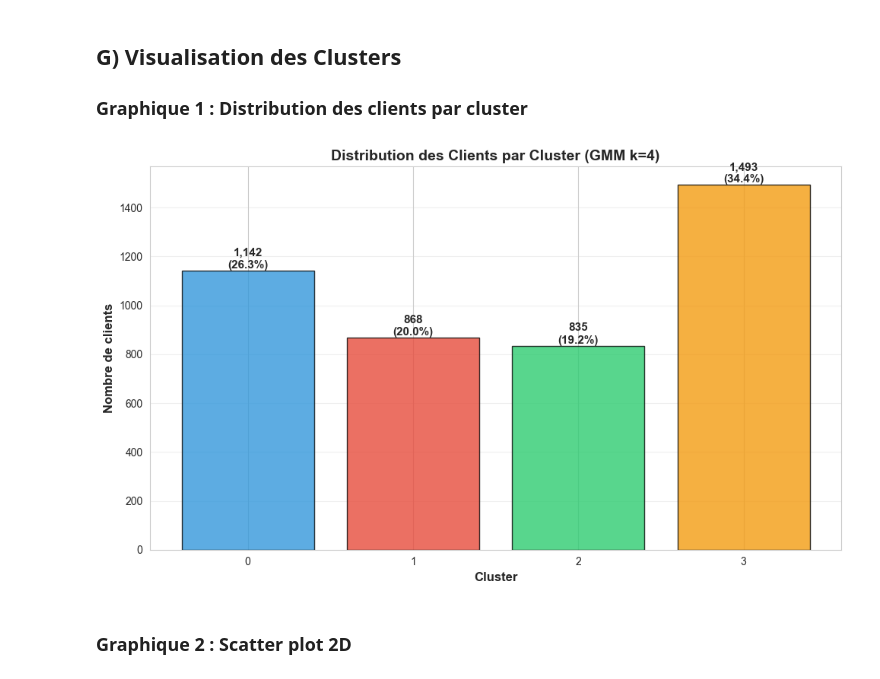
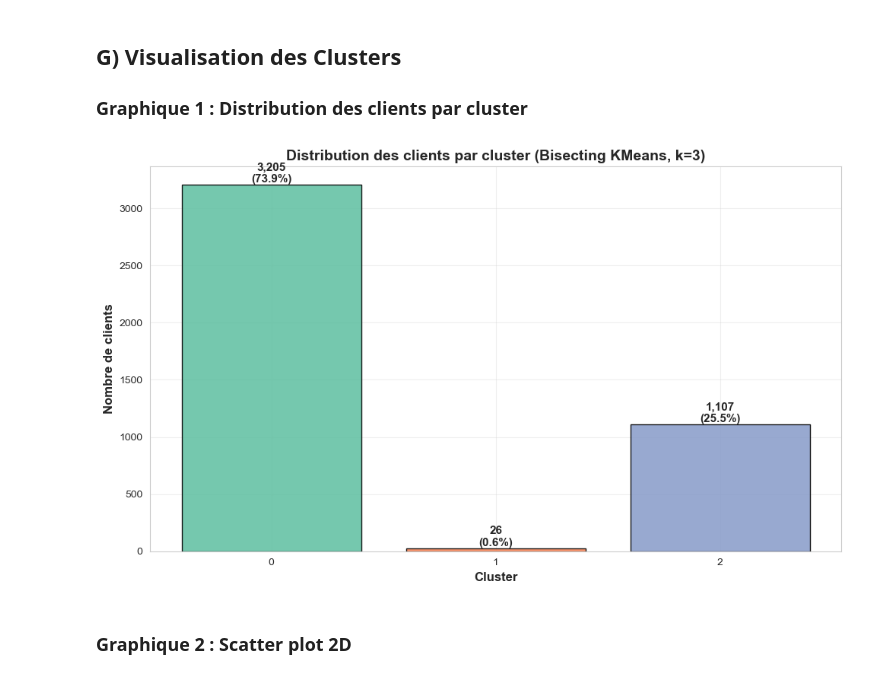
Before and after one commit to EdLac/spark-ecommerce, a Jupyter notebook: notebooks/ProjetFinal.ipynb, the cells around one changed output. Cells and saved outputs as stored; diff of their text form; code cells hidden in the pictures.

```diff
--- a/notebooks/ProjetFinal.ipynb
+++ b/notebooks/ProjetFinal.ipynb
@@ -415,9 +434,9 @@ only showing top 5 rows
 # %%
-# Standardisation (centrer-réduire)
+# Standardisation (centrer-réduire) (log-transformé)
 scaler = StandardScaler(
     inputCol="features_raw",
     outputCol="features",
-    withMean=True,
+    withMean=False,
     withStd=True
 )
 scaler_model = scaler.fit(rfm_assembled)
@@ -425,5 +444,18 @@ rfm_scaled = scaler_model.transform(rfm_assembled)
 
 print(" Features assemblées et standardisées")
 rfm_scaled.select("CustomerID", "Recency_log", "Frequency_log", "Monetary_log", "features").show(5, truncate=False)
+
+# Standardisation (centrer-réduire) (non log-transformé)
+scaler_non_log = StandardScaler(
+    inputCol="features_raw",
+    outputCol="features",
+    withMean=False,
+    withStd=True
+)
+scaler_model_non_log = scaler_non_log.fit(rfm_assembled_non_log)
+rfm_scaled_non_log = scaler_model_non_log.transform(rfm_assembled_non_log)
+
+print(" Features assemblées et standardisées (non log-transformé)")
+rfm_scaled_non_log.select("CustomerID", "Recency", "Frequency", "Monetary", "features").show(5, truncate=False)
 # %% [output]
  Features assemblées et standardisées
@@ -916,35 +999,48 @@ cluster_details.show(truncate=False)
 # %%
 import matplotlib.pyplot as plt
 import seaborn as sns
 
-# Configuration du style
 sns.set_style("whitegrid")
 plt.rcParams['figure.figsize'] = (12, 8)
 
-# Préparation des données
+# Conversion Spark → pandas
 cluster_dist_pd = cluster_distribution.toPandas()
 
-# Création du graphique
-fig, ax = plt.subplots(figsize=(10, 6))
-colors = ['#3498db', '#e74c3c', '#2ecc71', '#f39c12']
-bars = ax.bar(cluster_dist_pd['cluster'].astype(str), cluster_dist_pd['count'], color=colors, alpha=0.8, edgecolor='black')
+# Couleurs automatiques selon nb clusters
+palette = sns.color_palette("Set2", len(cluster_dist_pd))
 
-# Annotations
+# Graphique
+fig, ax = plt.subplots(figsize=(10,6))
+bars = ax.bar(
+    cluster_dist_pd['cluster'].astype(str),
+    cluster_dist_pd['count'],
+    color=palette,
+    edgecolor='black',
+    alpha=0.9
+)
+
+# annotations avec pourcentage
 for bar in bars:
     height = bar.get_height()
-    ax.text(bar.get_x() + bar.get_width()/2., height,
-            f'{int(height):,}\n({height/total_clients*100:.1f}%)',
-            ha='center', va='bottom', fontsize=11, fontweight='bold')
+    ax.text(
+        bar.get_x() + bar.get_width()/2,
+        height,
+        f'{int(height):,}\n({height/total_clients*100:.1f}%)',
+        ha='center',
+        va='bottom',
+        fontsize=11,
+        fontweight='bold'
+    )
 
 ax.set_xlabel('Cluster', fontsize=12, fontweight='bold')
 ax.set_ylabel('Nombre de clients', fontsize=12, fontweight='bold')
-ax.set_title('Distribution des Clients par Cluster (GMM k=4)', fontsize=14, fontweight='bold')
+ax.set_title('Distribution des clients par cluster (Bisecting KMeans, k=3)', fontsize=14, fontweight='bold')
 ax.grid(axis='y', alpha=0.3)
 
 plt.tight_layout()
 plt.show()
 # %% [output]
-[figure, old version]
+[figure, new version]
 # %% [markdown]
 ### Graphique 2 : Scatter plot 2D
 # %%
```
Also changed, not shown: parts of 66 cells of this notebook.
